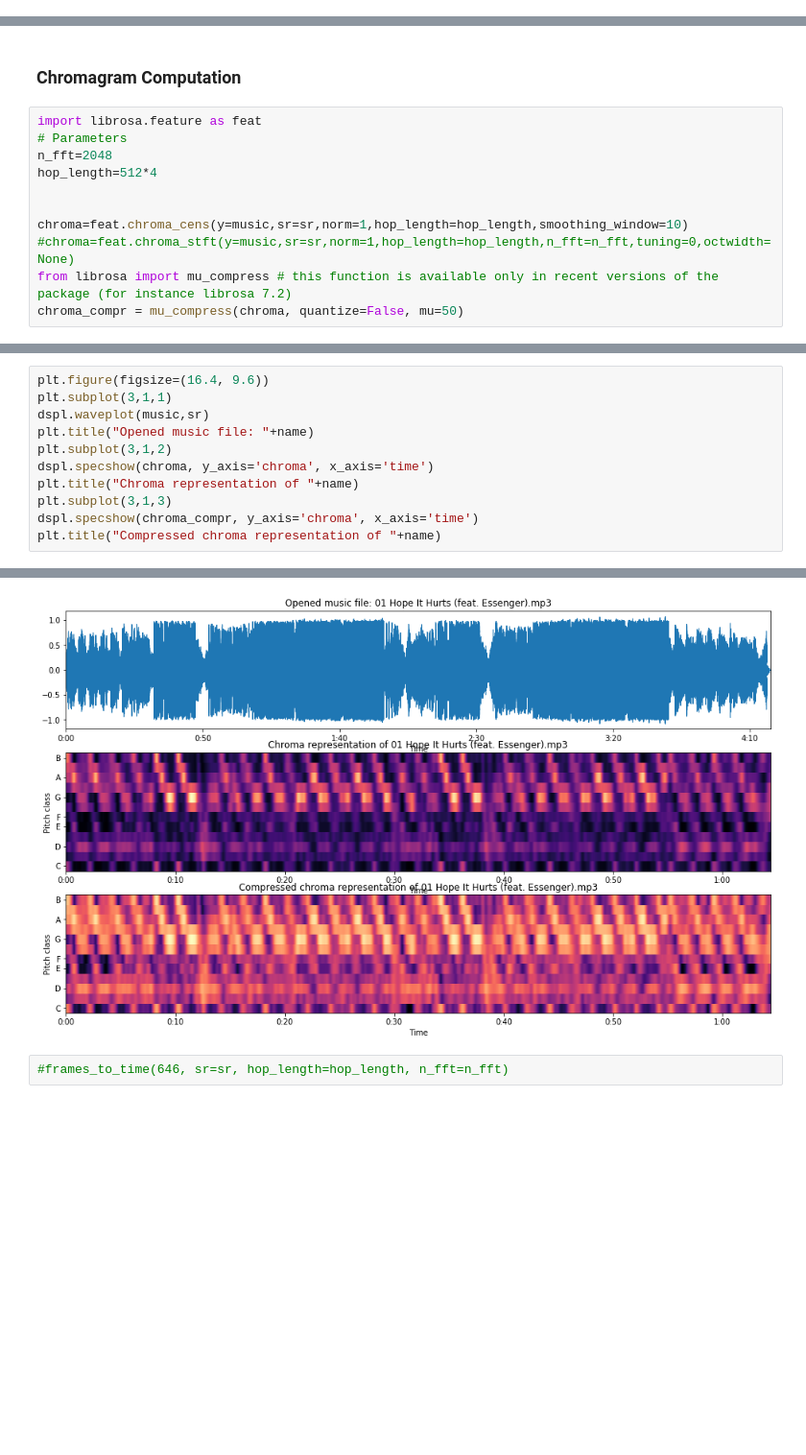
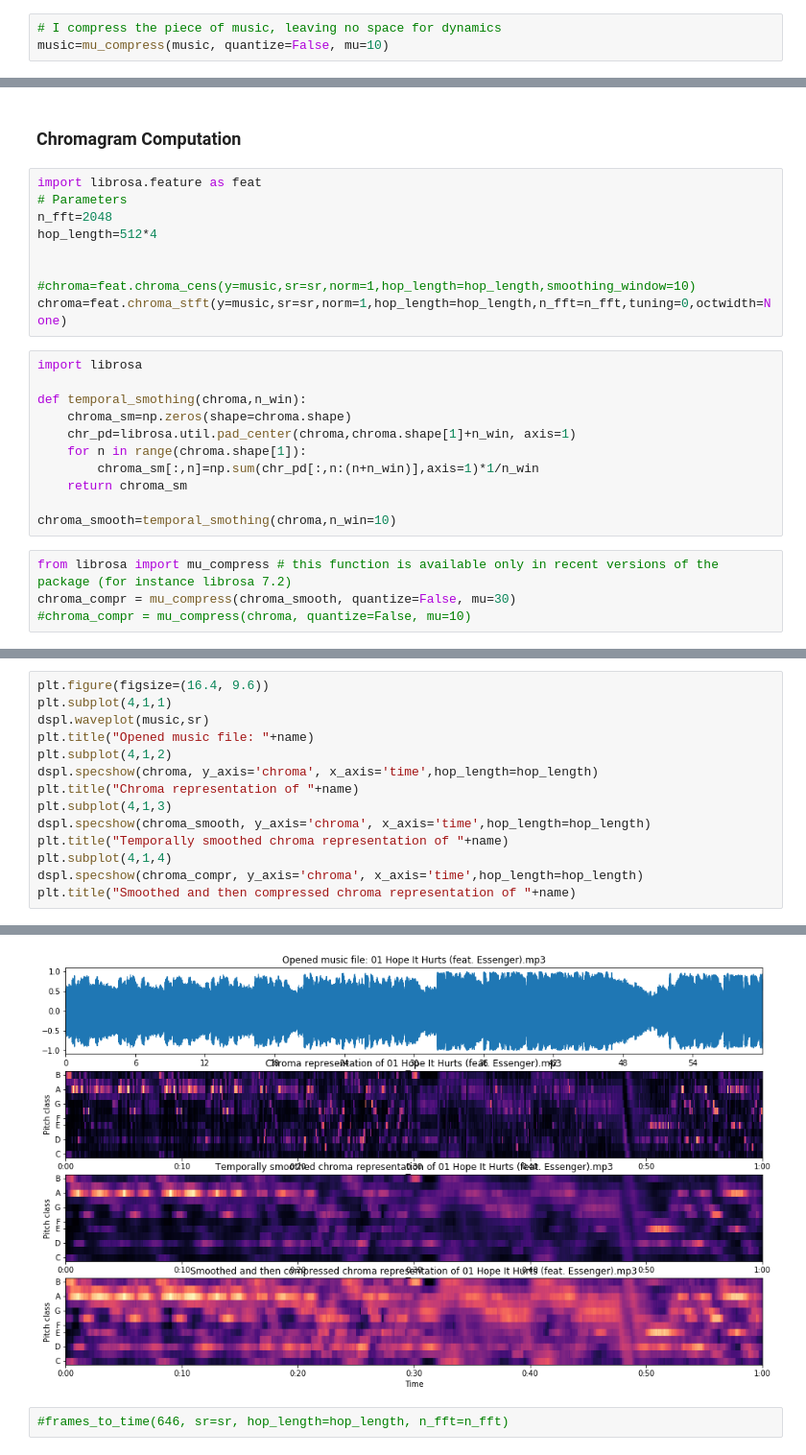
Before and after one commit to fmacca/template-chord-matching, a Jupyter notebook: Template_matching.ipynb, the cells around one changed output, grey strips where cells are left out. Shown at 96% size. Cells and saved outputs as stored; diff of their text form; blank space fills up the shorter version.

```diff
--- a/Template_matching.ipynb
+++ b/Template_matching.ipynb
@@ -94,6 +94,9 @@ music,sr=load(root.filename)
 print("Sampling rate:",sr)
 # %% [output]
 Sampling rate: 22050
+# %%
+# I compress the piece of music, leaving no space for dynamics
+music=mu_compress(music, quantize=False, mu=10)
 # %%
 import matplotlib.pyplot as plt
 import librosa.display as dspl
@@ -120,10 +123,23 @@ n_fft=2048
 hop_length=512*4
 
 
-chroma=feat.chroma_cens(y=music,sr=sr,norm=1,hop_length=hop_length,smoothing_window=10)
-#chroma=feat.chroma_stft(y=music,sr=sr,norm=1,hop_length=hop_length,n_fft=n_fft,tuning=0,octwidth=None)
-from librosa import mu_compress # this function is available only in recent versions of the package (for instance librosa 7.2)
-chroma_compr = mu_compress(chroma, quantize=False, mu=50)
+#chroma=feat.chroma_cens(y=music,sr=sr,norm=1,hop_length=hop_length,smoothing_window=10)
+chroma=feat.chroma_stft(y=music,sr=sr,norm=1,hop_length=hop_length,n_fft=n_fft,tuning=0,octwidth=None)
+# %%
+import librosa
+
+def temporal_smothing(chroma,n_win):
+    chroma_sm=np.zeros(shape=chroma.shape)
+    chr_pd=librosa.util.pad_center(chroma,chroma.shape[1]+n_win, axis=1)
+    for n in range(chroma.shape[1]):
+        chroma_sm[:,n]=np.sum(chr_pd[:,n:(n+n_win)],axis=1)*1/n_win
+    return chroma_sm
+
+chroma_smooth=temporal_smothing(chroma,n_win=10)
+# %%
+from librosa import mu_compress # this function is available only in recent versions of the package (for instance librosa 7.2)
+chroma_compr = mu_compress(chroma_smooth, quantize=False, mu=30)
+#chroma_compr = mu_compress(chroma, quantize=False, mu=10)
 # %%
 print(music.shape)
 print(chroma.shape)
@@ -133,12 +151,15 @@ print(chroma.shape)
 # %%
 plt.figure(figsize=(16.4, 9.6))
-plt.subplot(3,1,1)
+plt.subplot(4,1,1)
 dspl.waveplot(music,sr)
 plt.title("Opened music file: "+name)
-plt.subplot(3,1,2)
-dspl.specshow(chroma, y_axis='chroma', x_axis='time')
+plt.subplot(4,1,2)
+dspl.specshow(chroma, y_axis='chroma', x_axis='time',hop_length=hop_length)
 plt.title("Chroma representation of "+name)
-plt.subplot(3,1,3)
-dspl.specshow(chroma_compr, y_axis='chroma', x_axis='time')
-plt.title("Compressed chroma representation of "+name)
+plt.subplot(4,1,3)
+dspl.specshow(chroma_smooth, y_axis='chroma', x_axis='time',hop_length=hop_length)
+plt.title("Temporally smoothed chroma representation of "+name)
+plt.subplot(4,1,4)
+dspl.specshow(chroma_compr, y_axis='chroma', x_axis='time',hop_length=hop_length)
+plt.title("Smoothed and then compressed chroma representation of "+name)
 # %% [output]
@@ -146,4 +167,4 @@ Text(0.5, 1.0, 'Compressed chroma representation of 01 Hope It Hurts (feat. Esse
-[figure, old version]
+[figure, new version]
 # %%
 #frames_to_time(646, sr=sr, hop_length=hop_length, n_fft=n_fft)
 # %%
```
Also changed, not shown: parts of 6 cells of this notebook.
